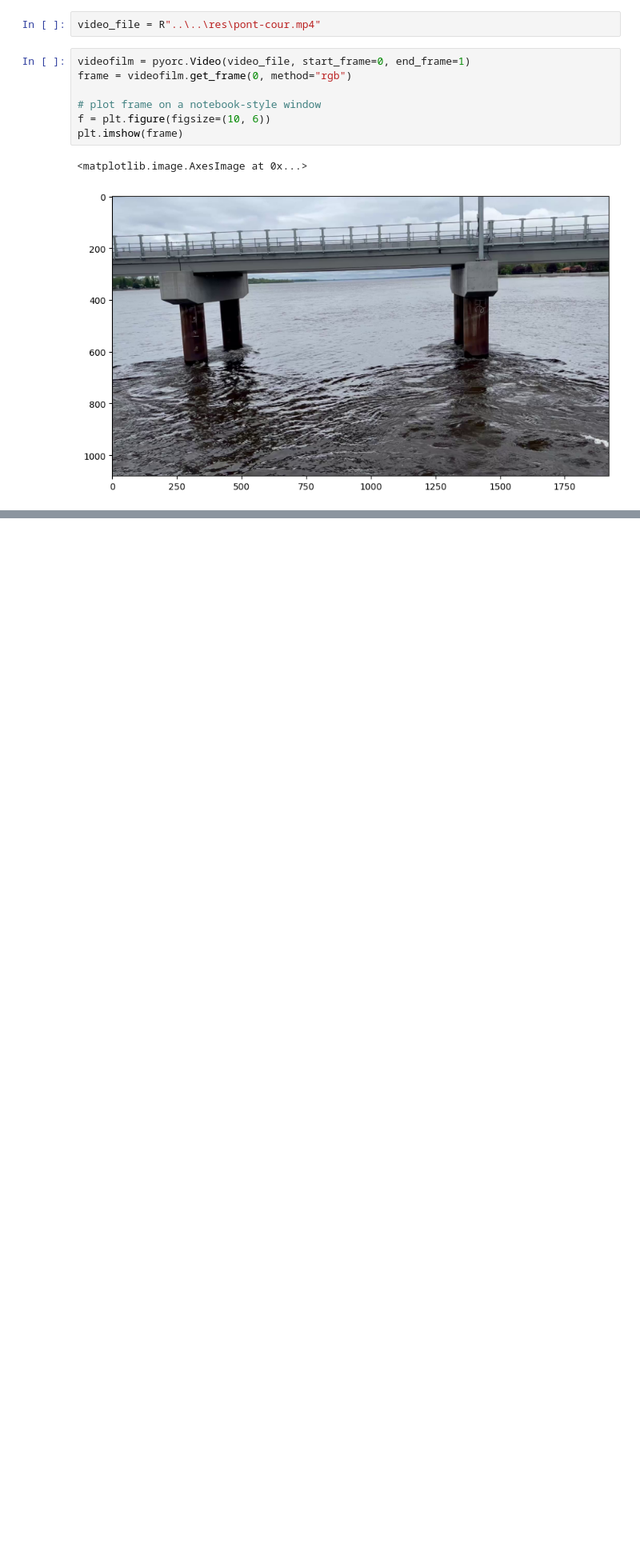
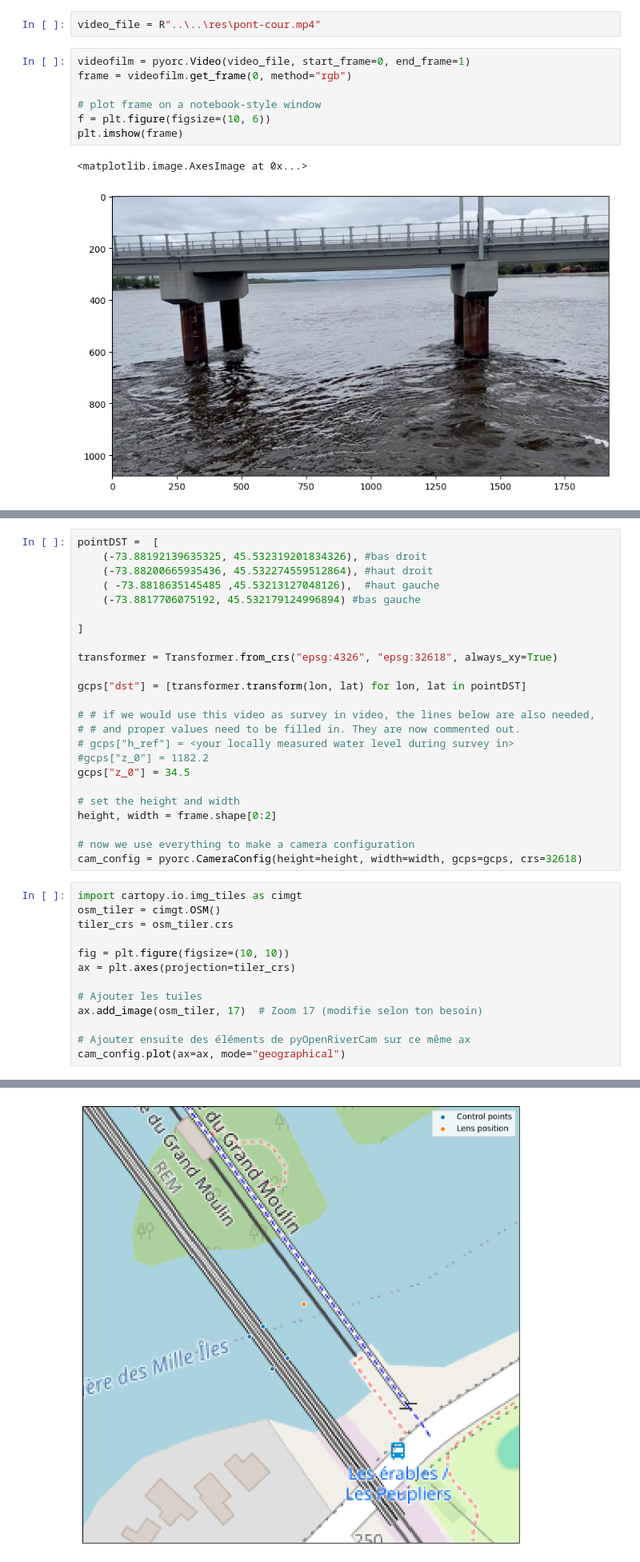
Before and after one commit to Willippe00/BenchRiverCam, a Jupyter notebook: FrameWork/pyopenrivercam/1-config.ipynb, the cells around one changed output, grey strips where cells are left out. Shown at 80% size. Saved outputs shown, nothing was run; the diff lists cells and outputs as text; blank space fills up the shorter version.

```diff
--- a/FrameWork/pyopenrivercam/1-config.ipynb
+++ b/FrameWork/pyopenrivercam/1-config.ipynb
@@ -32,0 +36,38 @@ plt.legend()
+# %%
+pointDST =  [
+    (-73.88192139635325, 45.532319201834326), #bas droit
+    (-73.88200665935436, 45.532274559512864), #haut droit
+    ( -73.8818635145485 ,45.53213127048126),  #haut gauche
+    (-73.8817706075192, 45.532179124996894) #bas gauche
+
+]
+
+transformer = Transformer.from_crs("epsg:4326", "epsg:32618", always_xy=True)
+
+gcps["dst"] = [transformer.transform(lon, lat) for lon, lat in pointDST]
+
+# # if we would use this video as survey in video, the lines below are also needed,
+# # and proper values need to be filled in. They are now commented out.
+# gcps["h_ref"] = <your locally measured water level during survey in>
+#gcps["z_0"] = 1182.2
+gcps["z_0"] = 34.5
+
+# set the height and width
+height, width = frame.shape[0:2]
+
+# now we use everything to make a camera configuration
+cam_config = pyorc.CameraConfig(height=height, width=width, gcps=gcps, crs=32618)
+# %%
+import cartopy.io.img_tiles as cimgt
+osm_tiler = cimgt.OSM()
+tiler_crs = osm_tiler.crs
+
+fig = plt.figure(figsize=(10, 10))
+ax = plt.axes(projection=tiler_crs)
+
+# Ajouter les tuiles
+ax.add_image(osm_tiler, 17)  # Zoom 17 (modifie selon ton besoin)
+
+# Ajouter ensuite des éléments de pyOpenRiverCam sur ce même ax
+cam_config.plot(ax=ax, mode="geographical")
+# %% [output]
@@ -32,0 +75 @@ plt.legend()
+[figure, added]
```
Also changed, not shown: parts of 7 cells of this notebook, 4 other files.
